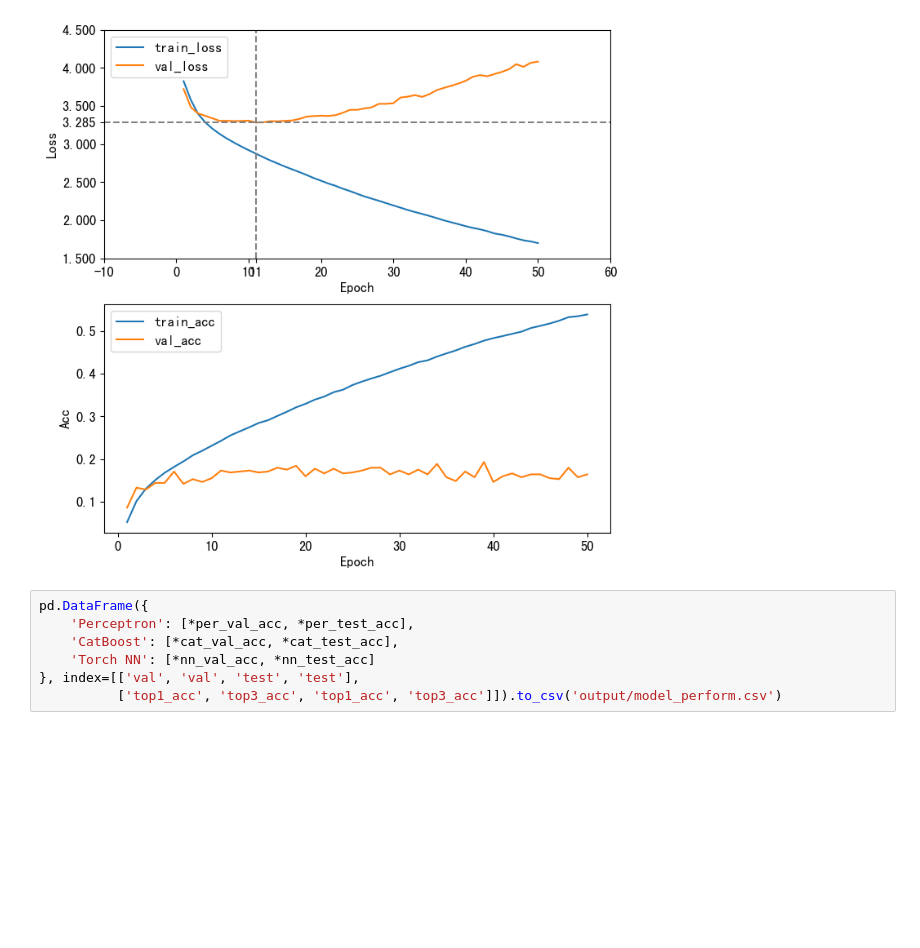
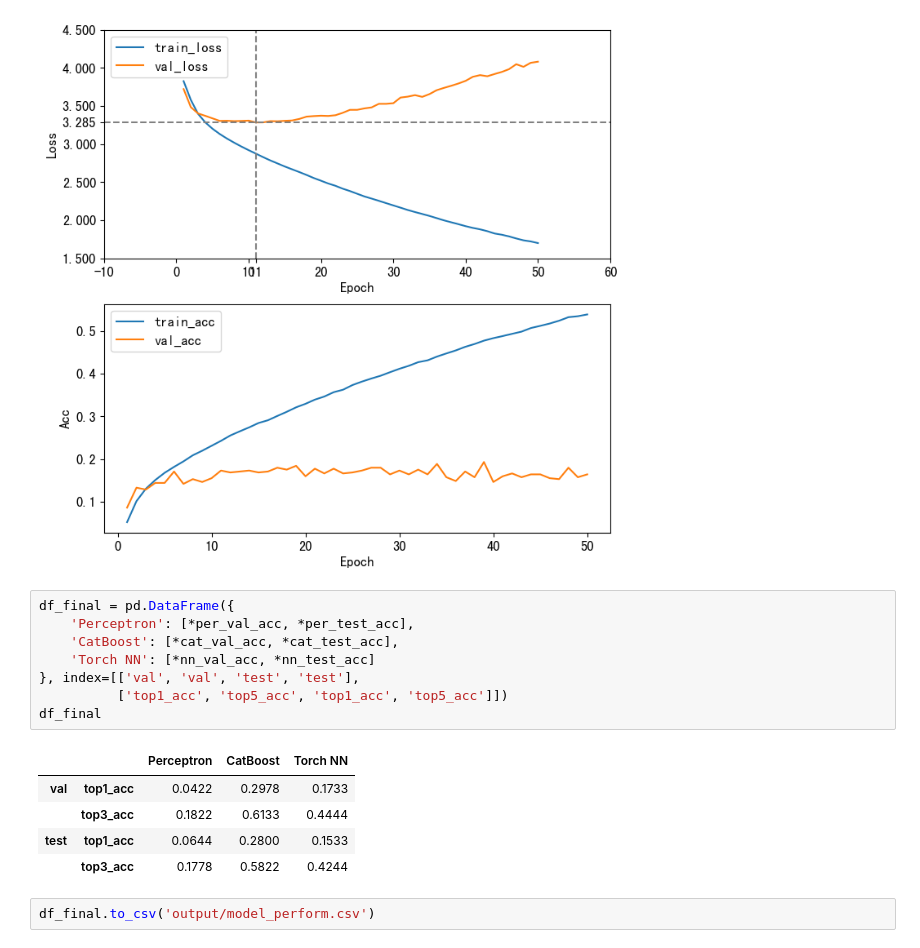
Before and after one commit to littlemilkwu/ds_ncku_deep_learning, a Jupyter notebook: HW1/code/image_classification.ipynb, the cells around one changed output. Saved outputs shown, nothing was run; the diff lists cells and outputs as text; blank space fills up the shorter version.

```diff
--- a/HW1/code/image_classification.ipynb
+++ b/HW1/code/image_classification.ipynb
@@ -306,9 +326,18 @@ axe[1].set_ylabel('Acc')
 Text(0, 0.5, 'Acc')
 [figure]
 # %%
-pd.DataFrame({
+df_final = pd.DataFrame({
     'Perceptron': [*per_val_acc, *per_test_acc],
     'CatBoost': [*cat_val_acc, *cat_test_acc],
     'Torch NN': [*nn_val_acc, *nn_test_acc]
 }, index=[['val', 'val', 'test', 'test'],
-          ['top1_acc', 'top3_acc', 'top1_acc', 'top3_acc']]).to_csv('output/model_perform.csv')
+          ['top1_acc', 'top5_acc', 'top1_acc', 'top5_acc']])
+df_final
+# %% [output]
+|  |  | Perceptron | CatBoost | Torch NN |
+| val | top1_acc | 0.0422 | 0.2978 | 0.1733 |
+|  | top3_acc | 0.1822 | 0.6133 | 0.4444 |
+| test | top1_acc | 0.0644 | 0.2800 | 0.1533 |
+|  | top3_acc | 0.1778 | 0.5822 | 0.4244 |
+# %%
+df_final.to_csv('output/model_perform.csv')
```
Also changed, not shown: parts of 1 cell of this notebook, 3 other files.
